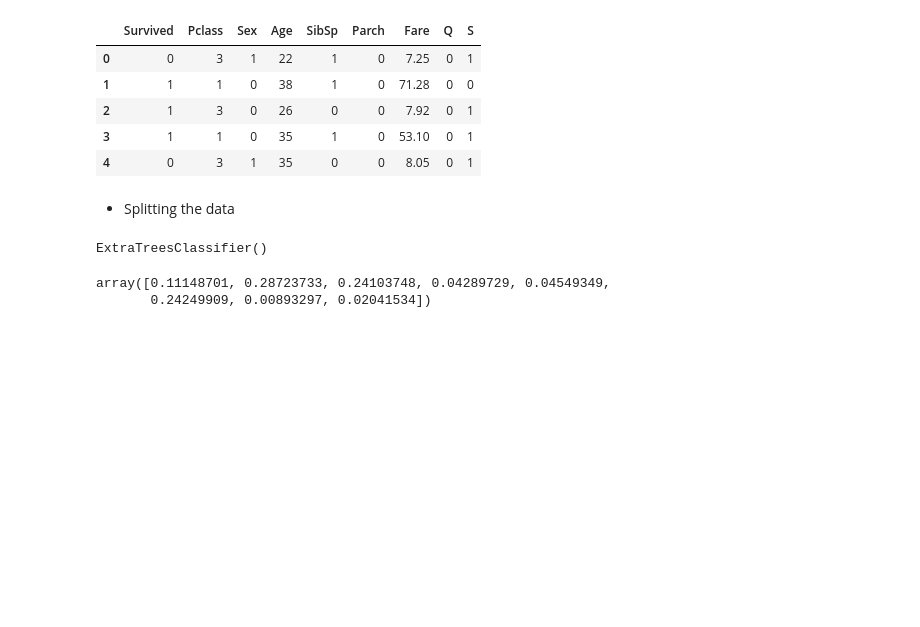
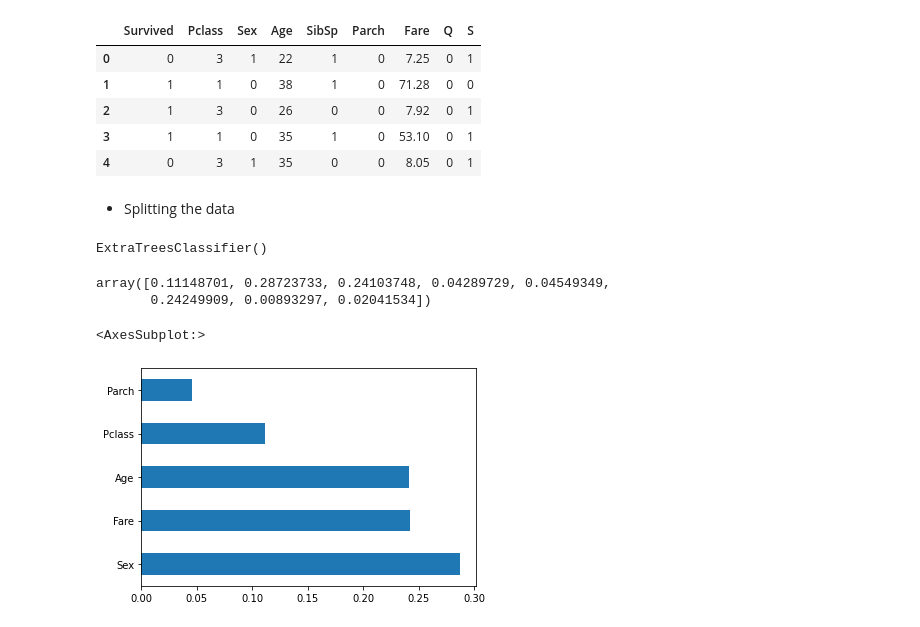
Before and after one commit to Naveen-Karanamu/Titanic-Survival, a Jupyter notebook: main.ipynb, the cells around one changed output. Drawn from its saved outputs; the diff is of its cells as text; code cells hidden in the pictures; blank space fills up the shorter version.

Commit message:
Plotted: Feature Importance

```diff
--- a/main.ipynb
+++ b/main.ipynb
@@ -549,3 +549,9 @@ feat.feature_importances_
 # %% [output]
 array([0.11148701, 0.28723733, 0.24103748, 0.04289729, 0.04549349,
        0.24249909, 0.00893297, 0.02041534])
+# %%
+feat_imp=pd.Series(feat.feature_importances_,index=x.columns)
+feat_imp.nlargest(5).plot(kind='barh')
+# %% [output]
+<AxesSubplot:>
+[figure, added]
```
